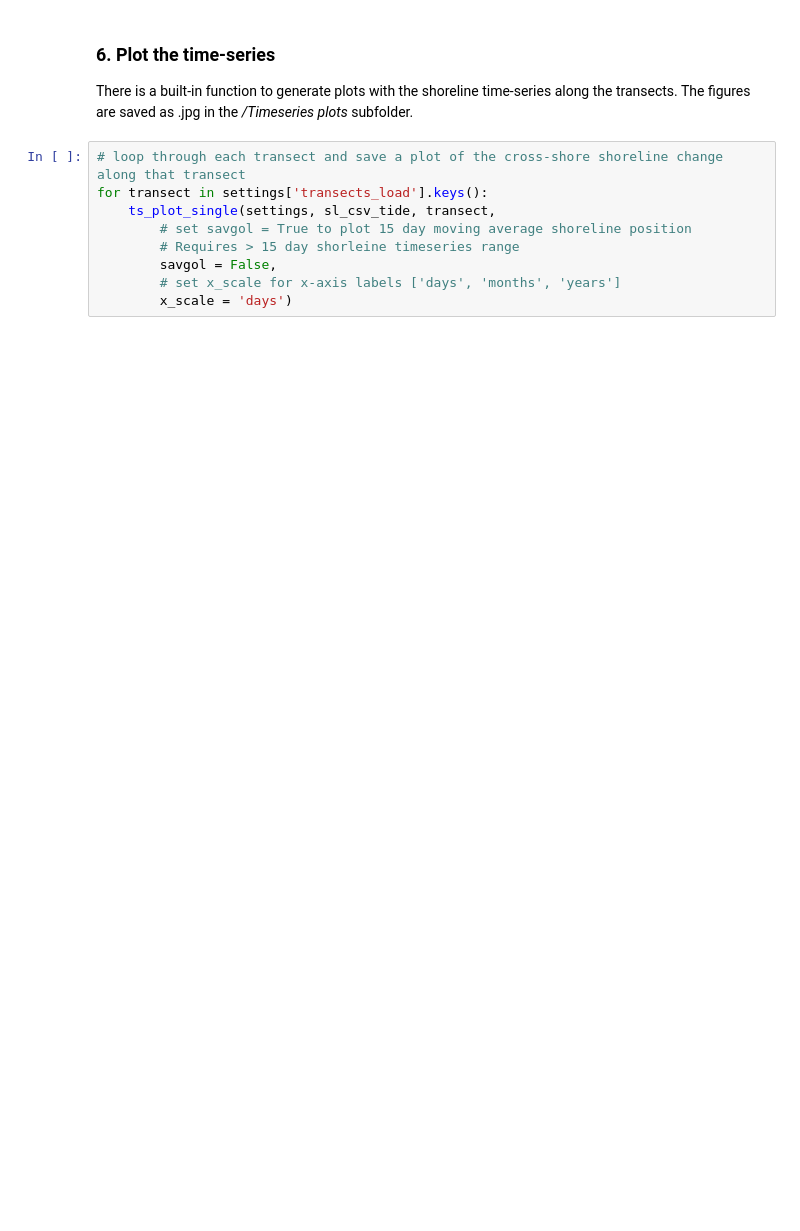
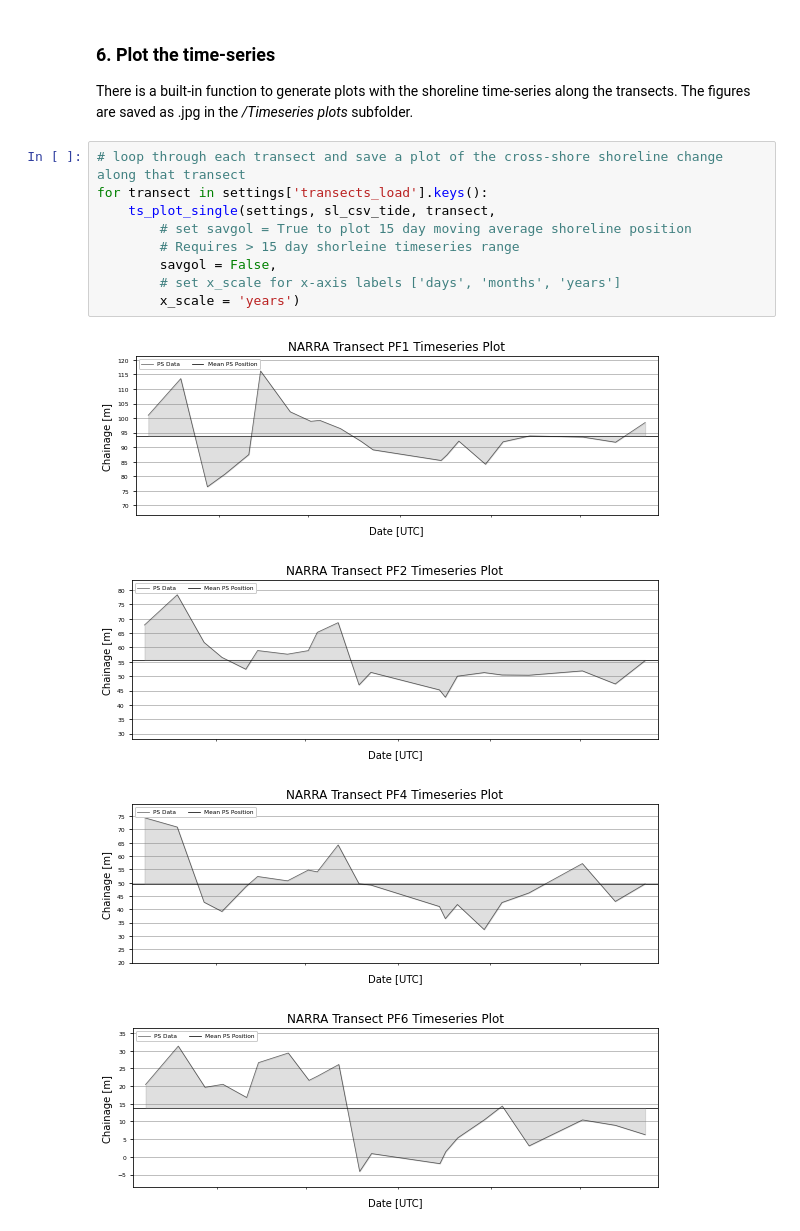
Before and after one commit to ydoherty/CoastSat.PlanetScope, a Jupyter notebook: example_jupyter_notebook.ipynb, the cells around one changed output. Saved outputs shown, nothing was run; the diff lists cells and outputs as text; blank space fills up the shorter version.

```diff
--- a/example_jupyter_notebook.ipynb
+++ b/example_jupyter_notebook.ipynb
@@ -207,9 +264,14 @@ There is a built-in function to generate plots with the shoreline time-series al
 # %%
 # loop through each transect and save a plot of the cross-shore shoreline change along that transect
 for transect in settings['transects_load'].keys():
     ts_plot_single(settings, sl_csv_tide, transect,
         # set savgol = True to plot 15 day moving average shoreline position
         # Requires > 15 day shorleine timeseries range
         savgol = False,
         # set x_scale for x-axis labels ['days', 'months', 'years']
-        x_scale = 'days')
+        x_scale = 'years')
+# %% [output]
+[figure, added]
+[figure, added]
+[figure, added]
+[figure, added]
```
Also changed, not shown: parts of 16 cells of this notebook.
